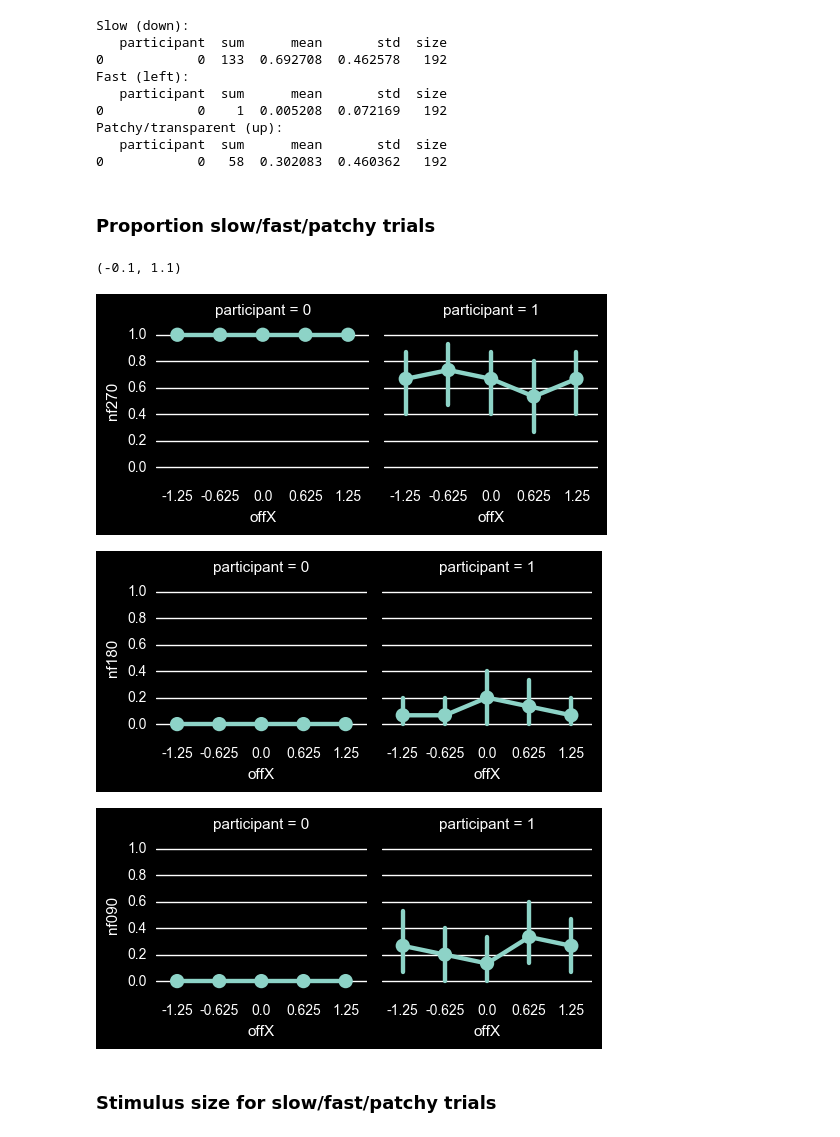
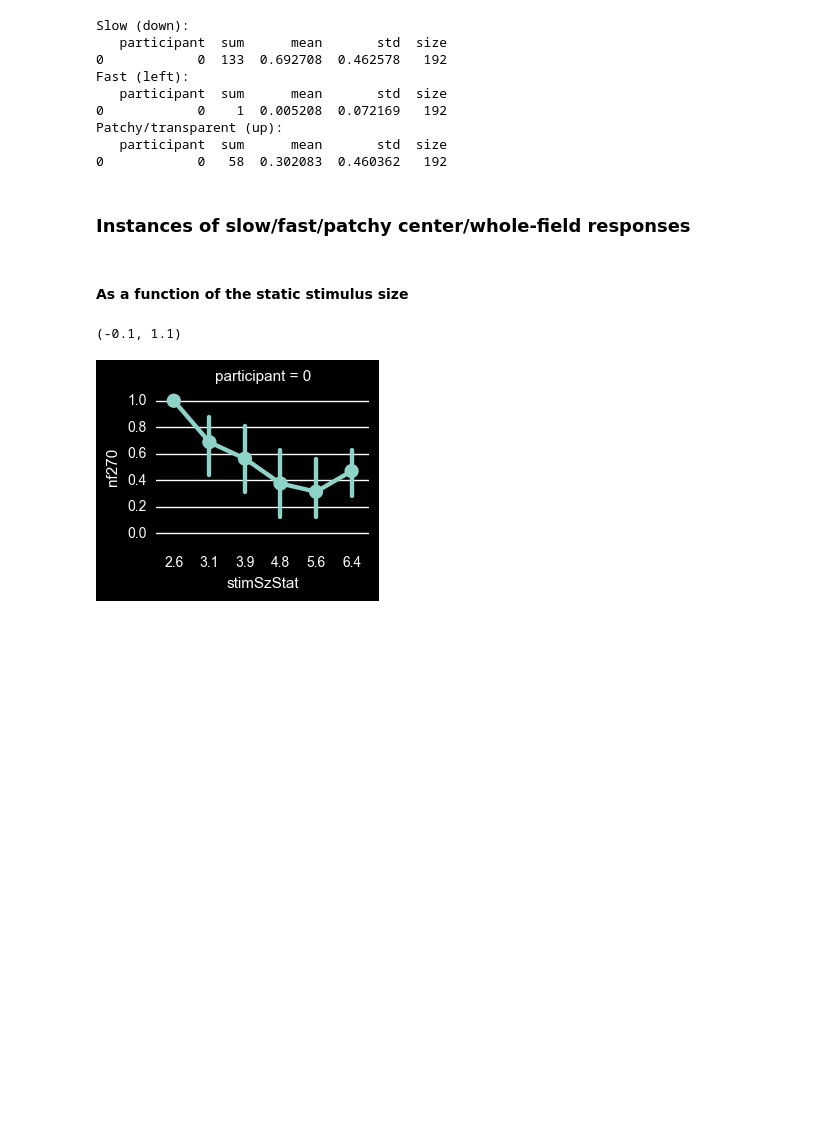
Before and after one commit to egorananyev/mc, a Jupyter notebook: analysis/mcEcc_ct-szRelXbv.ipynb, the cells around one changed output. Cells and saved outputs as stored; diff of their text form; code cells hidden in the pictures; blank space fills up the shorter version.

```diff
--- a/analysis/mcEcc_ct-szRelXbv.ipynb
+++ b/analysis/mcEcc_ct-szRelXbv.ipynb
@@ -42,8 +42,17 @@ Index([u'expName', u'time', u'participant', u'session', u'trialN', u'dirL',
 # %% [markdown]
 Transforming the data set first.
 # %%
+# Stimulus sizes for the left- and right-eye stimuli:
 ds['stimSzL'] = np.round((ds.periGap*ds.szRelL*2+32)/35,1)
 ds['stimSzR'] = np.round((ds.periGap*ds.szRelR*2+32)/35,1)
+# Separate columns for the static and dynamic stimulus sizes:
+ds['stimSzStat'] = 0
+ds.ix[ds.BvL==0.01,'stimSzStat'] = ds.ix[ds.BvL==0.01,'stimSzL']
+ds.ix[ds.BvR==0.01,'stimSzStat'] = ds.ix[ds.BvR==0.01,'stimSzR']
+ds['stimSzDyn'] = 0
+ds.ix[ds.BvL==9.6,'stimSzDyn'] = ds.ix[ds.BvL==9.6,'stimSzL']
+ds.ix[ds.BvR==9.6,'stimSzDyn'] = ds.ix[ds.BvR==9.6,'stimSzR']
+# Size of the ring:
 ds['ringSzDeg'] = np.round((ds.ringSz+32)/35,1)
 #ds['ringSzPL'] = np.round(ds.ringSzDeg/ds.stimSzL,2)
 #ds['ringSzPR'] = np.round(ds.ringSzDeg/ds.stimSzL,2)
@@ -90,21 +99,13 @@ Patchy/transparent (up):
    participant  sum      mean       std  size
 0            0   58  0.302083  0.460362   192
 # %% [markdown]
-### Proportion slow/fast/patchy trials
+### Instances of slow/fast/patchy center/whole-field responses
+# %% [markdown]
+#### As a function of the static stimulus size
 # %%
-g = sns.factorplot(x='offX', y='nf270', col='participant', col_wrap=3,
-                   data=ds, ci=95, dodge=.0, size=2.5)
+g = sns.factorplot(x='stimSzStat', y='nf270', col='participant', col_wrap=3,
+                   data=ds[(ds.stimSzDyn==6.4)], ci=95, dodge=.0, size=2.5)
 plt.ylim(-0.1,1.1)
-g = sns.factorplot(x='offX', y='nf180', col='participant', col_wrap=3,
-                   data=ds, ci=95, dodge=.0, size=2.5)
-plt.ylim(-0.1,1.1)
-g = sns.factorplot(x='offX', y='nf090', col='participant', col_wrap=3,
-                   data=ds, ci=95, dodge=.0, size=2.5)
-plt.ylim(-0.1,1.1)
 # %% [output]
 (-0.1, 1.1)
-[figure, old version]
+[figure, new version]
-[figure, removed]
-[figure, removed]
-# %% [markdown]
-### Stimulus size for slow/fast/patchy trials
```
Also changed, not shown: parts of 28 cells of this notebook.
